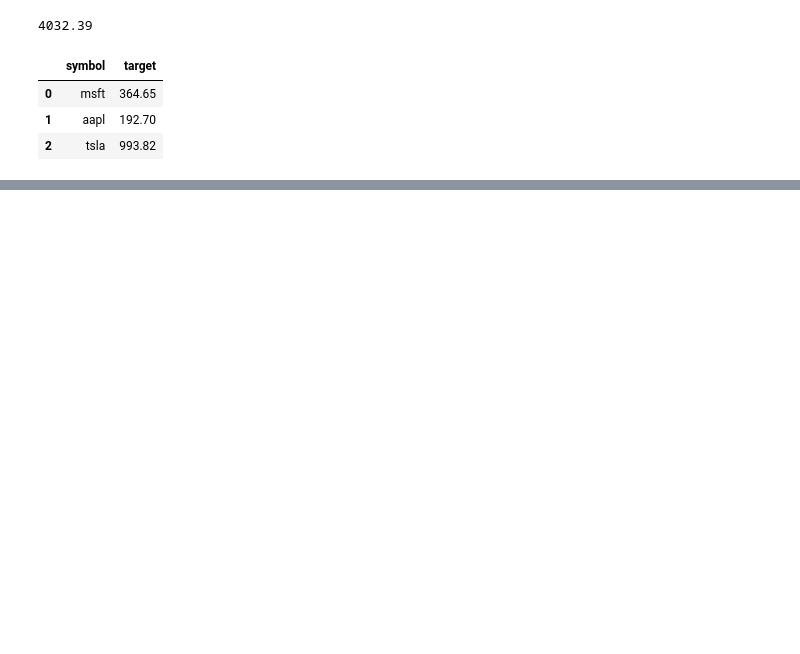
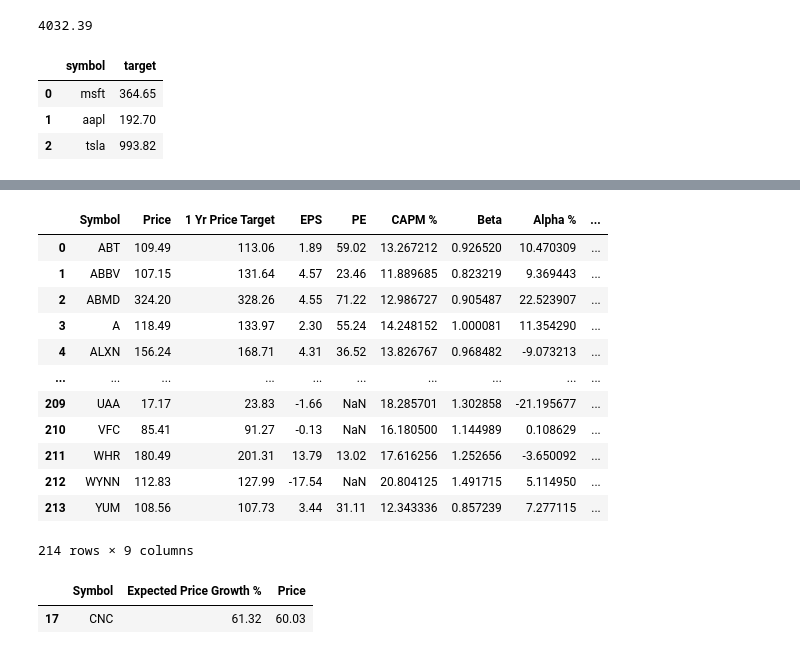
Before and after one commit to anhmaiusa/AnhMai, a Jupyter notebook: Python_for_Accountant.ipynb, the cells around one changed output, grey strips where cells are left out. Cells and saved outputs as stored; diff of their text form; code cells hidden in the pictures; blank space fills up the shorter version.

```diff
--- a/Python_for_Accountant.ipynb
+++ b/Python_for_Accountant.ipynb
@@ -246,0 +320,27 @@ stocks
+# %%
+url = 'https://raw.githubusercontent.com/Rizwan-Ahmed-Surhio/Accountants/main/stock_data.csv'
+df = pandas.read_csv(url)
+df
+# %% [output]
+|  | Symbol | Price | 1 Yr Price Target | EPS | PE | CAPM % | Beta | Alpha % | ... |
+| 0 | ABT | 109.49 | 113.06 | 1.89 | 59.02 | 13.267212 | 0.926520 | 10.470309 | ... |
+| 1 | ABBV | 107.15 | 131.64 | 4.57 | 23.46 | 11.889685 | 0.823219 | 9.369443 | ... |
+| 2 | ABMD | 324.20 | 328.26 | 4.55 | 71.22 | 12.986727 | 0.905487 | 22.523907 | ... |
+| 3 | A | 118.49 | 133.97 | 2.30 | 55.24 | 14.248152 | 1.000081 | 11.354290 | ... |
+| 4 | ALXN | 156.24 | 168.71 | 4.31 | 36.52 | 13.826767 | 0.968482 | -9.073213 | ... |
+| ... | ... | ... | ... | ... | ... | ... | ... | ... | ... |
+| 209 | UAA | 17.17 | 23.83 | -1.66 | NaN | 18.285701 | 1.302858 | -21.195677 | ... |
+| 210 | VFC | 85.41 | 91.27 | -0.13 | NaN | 16.180500 | 1.144989 | 0.108629 | ... |
+| 211 | WHR | 180.49 | 201.31 | 13.79 | 13.02 | 17.616256 | 1.252656 | -3.650092 | ... |
+| 212 | WYNN | 112.83 | 127.99 | -17.54 | NaN | 20.804125 | 1.491715 | 5.114950 | ... |
+| 213 | YUM | 108.56 | 107.73 | 3.44 | 31.11 | 12.343336 | 0.857239 | 7.277115 | ... |
+214 rows × 9 columns
+# %%
+buying_stock = df.loc[ (df['Expected Price Growth %'] > 60)
+                     & (df['Price'] < 150)
+                     , ['Symbol',"Expected Price Growth %", "Price"]
+                     ]
+buying_stock
+# %% [output]
+|  | Symbol | Expected Price Growth % | Price |
+| 17 | CNC | 61.32 | 60.03 |
```
Also changed, not shown: parts of 13 cells of this notebook.
